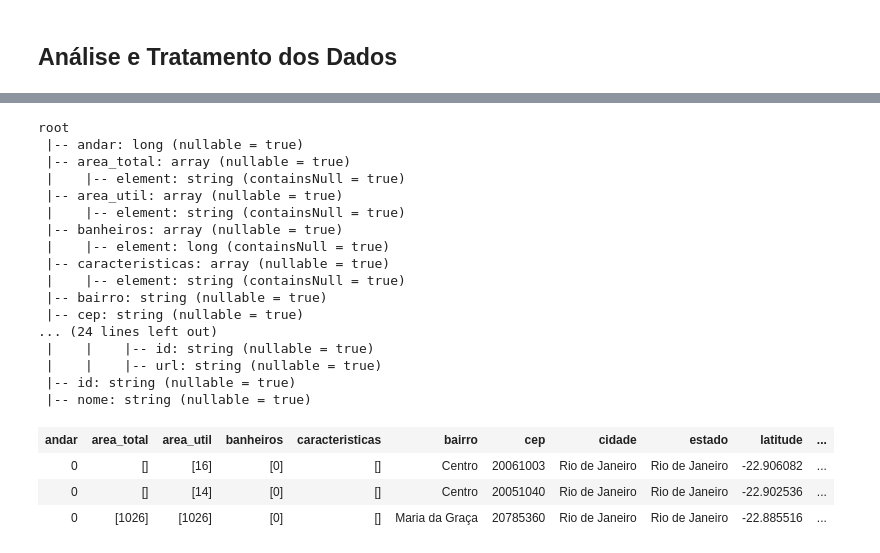
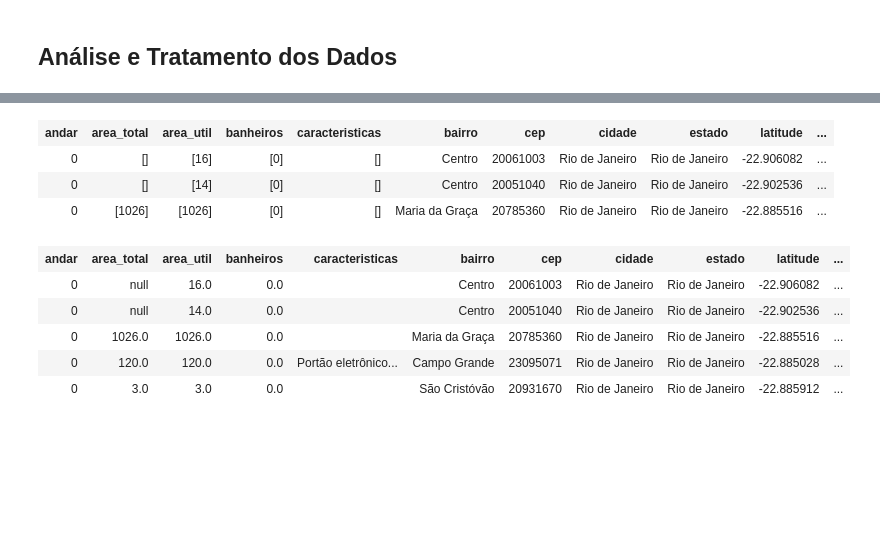
Before and after one commit to marcelinoandre/challengedatascience_2022_nov, a Jupyter notebook: InsightPlaces.ipynb, the cells around one changed output, grey strips where cells are left out. Cells and saved outputs as stored; diff of their text form; code cells hidden in the pictures; blank space fills up the shorter version.

```diff
--- a/InsightPlaces.ipynb
+++ b/InsightPlaces.ipynb
@@ -100,47 +100,61 @@ data_in_prepared = data.select(
     'anuncio.banheiros',
     'anuncio.caracteristicas',
     'anuncio.endereco.*',
-    'anuncio.id',
+    F.col('anuncio.id').alias('id_anuncio'),
     'anuncio.quartos',
     'anuncio.suites',
     'anuncio.tipo_anuncio',
     'anuncio.tipo_unidade',
     'anuncio.tipo_uso',
     'anuncio.vaga',
-    F.explode('anuncio.valores').alias('valores'),
+    'anuncio.valores.condominio',
+    'anuncio.valores.iptu',
+    'anuncio.valores.tipo',
+    'anuncio.valores.valor',
     'imagens',
     'usuario.*'
  )
 
-data_in_prepared.printSchema()
 data_in_prepared.limit(3)
 
-# +-----+----------+---------+---------+---------------+--------------+--------+--------------+--------------+----------+----------+----+-----------------+------------+------------------------------------+-------+------+------------+------------+---------+----+--------------------------+--------------------------------------------------------------------------------------------------------------------------------------------------------------------------------------------------------------------------------------------------------------------------------------------------------------------------------------------------------------------------------------------------------------------------------------------------------------------------------------------------------------------------------------------------------------------------------------------------------+------------------------------------+--------+
-# |andar|area_total|area_util|banheiros|caracteristicas|bairro        |cep     |cidade        |estado        |latitude  |longitude |pais|rua              |zona        |id                                  |quartos|suites|tipo_anuncio|tipo_unidade|tipo_uso |vaga|valores                   |imagens                                                                                                                                                                                                                                                                                                                                                                                                                                                                                                                                                                                                 |id                                  |nome    |
-# +-----+----------+---------+---------+---------------+--------------+--------+--------------+--------------+----------+----------+----+-----------------+------------+------------------------------------+-------+------+------------+------------+---------+----+--------------------------+--------------------------------------------------------------------------------------------------------------------------------------------------------------------------------------------------------------------------------------------------------------------------------------------------------------------------------------------------------------------------------------------------------------------------------------------------------------------------------------------------------------------------------------------------------------------------------------------------------+------------------------------------+--------+
-# |0    |[]        |[16]     |[0]      |[]             |Centro        |20061003|Rio de Janeiro|Rio de Janeiro|-22.906082|-43.18671 |BR  |Rua Buenos Aires |Zona Central|47d553e0-79f2-4a46-9390-5a3c962740c2|[0]    |[0]   |Usado       |Outros      |Comercial|[1] |{260, 107, Venda, 10000}  |[{39d6282a-71f3-47bc-94aa-909351ecd881, https://api.images.insightplaces.com.br/{type}/{width}/{height}/1b08098d-f2dc-439c-b604-a4e50d12774b.jpg}]                                                                                                                                                                                                                                                                                                                                                                                                                                                      |9d44563d-3405-4e84-9381-35b7cf40a9a4|Frank   |
-# |0    |[]        |[14]     |[0]      |[]             |Centro        |20051040|Rio de Janeiro|Rio de Janeiro|-22.902536|-43.18434 |BR  |Avenida Passos   |Zona Central|b6ffbae1-17f6-4870-9950-e998ac1c8d6a|[0]    |[]    |Usado       |Outros      |Comercial|[0] |{260, 107, Venda, 10000}  |[{23d2b3ab-45b0-47f2-a27f-ffbe066c2c38, https://api.images.insightplaces.com.br/{type}/{width}/{height}/7a65b929-fe46-4a60-ae31-81faf2edb3c6.jpg}, {1b5f71f8-1aec-4b82-8d4c-67540d204a59, https://api.images.insightplaces.com.br/{type}/{width}/{height}/82e92d72-002a-4d3b-8063-16d4d65474b3.jpg}, {9bb11688-7dc9-48b9-bc1d-6a7a2dbcd553, https://api.images.insightplaces.com.br/{type}/{width}/{height}/23be0c2c-4c8f-4718-8126-6f160bb3efcc.jpg}, {1aaf6095-70bc-4f1f-87a4-fe3534a1bd2a, https://api.images.insightplaces.com.br/{type}/{width}/{height}/0ae382f4-b1ac-4ad9-b6cf-d9b4d7d01908.jpg}]|36245be7-70fe-40cd-84d4-70a57dc8f976|Caroline|
-# |0    |[1026]    |[1026]   |[0]      |[]             |Maria da Graça|20785360|Rio de Janeiro|Rio de Janeiro|-22.885516|-43.269083|BR  |Rua Luís de Brito|Zona Norte  |1fb030a5-9e3e-4a1d-93cd-cd2d8a215e11|[0]    |[]    |Usado       |Outros      |Comercial|[0] |{null, 1613, Venda, 10000}|[{1da65baa-368b-490f-bef7-1834b9a428c1, https://api.images.insightplaces.com.br/{type}/{width}/{height}/b06fe423-6f18-43bb-b0e3-a569158885d2.jpg}]                                                                                                                                                                                                                                                                                                                                                                                                                                                      |9dc415d8-1397-4d8d-8425-b8310fad309d|Oliver  |
-# +-----+----------+---------+---------+---------------+--------------+--------+--------------+--------------+----------+----------+----+-----------------+------------+------------------------------------+-------+------+------------+------------+---------+----+--------------------------+--------------------------------------------------------------------------------------------------------------------------------------------------------------------------------------------------------------------------------------------------------------------------------------------------------------------------------------------------------------------------------------------------------------------------------------------------------------------------------------------------------------------------------------------------------------------------------------------------------+------------------------------------+--------+
+# +-----+----------+---------+---------+---------------------------------------+-----------------------------------------------------------------------------------------------------------------------------+------------------------------------+-------+------+------------+------------+-----------+----+----------------------------+--------------------------------------------------------------------------------------------------------------------------------------------------------------------------------------------------------------------------------------------------------------------------------------------------------------------------------------------------------------------------------------------------------------------------------------------------------------------------------------------------------------------------------------------------------------------------------------------------------+------------------------------------+--------+
+# |andar|area_total|area_util|banheiros|caracteristicas                        |endereco                                                                                                                     |id                                  |quartos|suites|tipo_anuncio|tipo_unidade|tipo_uso   |vaga|valores                     |imagens                                                                                                                                                                                                                                                                                                                                                                                                                                                                                                                                                                                                 |id                                  |nome    |
+# +-----+----------+---------+---------+---------------------------------------+-----------------------------------------------------------------------------------------------------------------------------+------------------------------------+-------+------+------------+------------+-----------+----+----------------------------+--------------------------------------------------------------------------------------------------------------------------------------------------------------------------------------------------------------------------------------------------------------------------------------------------------------------------------------------------------------------------------------------------------------------------------------------------------------------------------------------------------------------------------------------------------------------------------------------------------+------------------------------------+--------+
+# |0    |[]        |[16]     |[0]      |[]                                     |{Centro, 20061003, Rio de Janeiro, Rio de Janeiro, -22.906082, -43.18671, BR, Rua Buenos Aires, Zona Central}                |47d553e0-79f2-4a46-9390-5a3c962740c2|[0]    |[0]   |Usado       |Outros      |Comercial  |[1] |[{260, 107, Venda, 10000}]  |[{39d6282a-71f3-47bc-94aa-909351ecd881, https://api.images.insightplaces.com.br/{type}/{width}/{height}/1b08098d-f2dc-439c-b604-a4e50d12774b.jpg}]                                                                                                                                                                                                                                                                                                                                                                                                                                                      |9d44563d-3405-4e84-9381-35b7cf40a9a4|Frank   |
+# |0    |[]        |[14]     |[0]      |[]                                     |{Centro, 20051040, Rio de Janeiro, Rio de Janeiro, -22.902536, -43.18434, BR, Avenida Passos, Zona Central}                  |b6ffbae1-17f6-4870-9950-e998ac1c8d6a|[0]    |[]    |Usado       |Outros      |Comercial  |[0] |[{260, 107, Venda, 10000}]  |[{23d2b3ab-45b0-47f2-a27f-ffbe066c2c38, https://api.images.insightplaces.com.br/{type}/{width}/{height}/7a65b929-fe46-4a60-ae31-81faf2edb3c6.jpg}, {1b5f71f8-1aec-4b82-8d4c-67540d204a59, https://api.images.insightplaces.com.br/{type}/{width}/{height}/82e92d72-002a-4d3b-8063-16d4d65474b3.jpg}, {9bb11688-7dc9-48b9-bc1d-6a7a2dbcd553, https://api.images.insightplaces.com.br/{type}/{width}/{height}/23be0c2c-4c8f-4718-8126-6f160bb3efcc.jpg}, {1aaf6095-70bc-4f1f-87a4-fe3534a1bd2a, https://api.images.insightplaces.com.br/{type}/{width}/{height}/0ae382f4-b1ac-4ad9-b6cf-d9b4d7d01908.jpg}]|36245be7-70fe-40cd-84d4-70a57dc8f976|Caroline|
+# |0    |[1026]    |[1026]   |[0]      |[]                                     |{Maria da Graça, 20785360, Rio de Janeiro, Rio de Janeiro, -22.885516, -43.269083, BR, Rua Luís de Brito, Zona Norte}        |1fb030a5-9e3e-4a1d-93cd-cd2d8a215e11|[0]    |[]    |Usado       |Outros      |Comercial  |[0] |[{null, 1613, Venda, 10000}]|[{1da65baa-368b-490f-bef7-1834b9a428c1, https://api.images.insightplaces.com.br/{type}/{width}/{height}/b06fe423-6f18-43bb-b0e3-a569158885d2.jpg}]                                                                                                                                                                                                                                                                                                                                                                                                                                                      |9dc415d8-1397-4d8d-8425-b8310fad309d|Oliver  |
+# |0    |[120]     |[120]    |[0]      |[Portão eletrônico, Condomínio fechado]|{Campo Grande, 23095071, Rio de Janeiro, Rio de Janeiro, -22.885028, -43.561668, BR, Estrada Guandu do Sape, Zona Oeste}     |ac6cb348-69d6-45af-9589-dc34099370d8|[0]    |[]    |Usado       |Outros      |Residencial|[]  |[{80, null, Venda, 10000}]  |[{79b542c6-49b4-4f06-80b5-ef4fcdf98f76, https://api.images.insightplaces.com.br/{type}/{width}/{height}/b9688b1a-e6e8-4027-9368-d8298bc5ac40.jpg}]                                                                                                                                                                                                                                                                                                                                                                                                                                                      |9911a2df-f299-4a73-a384-281417abaf69|Matthew |
+# |0    |[3]       |[3]      |[0]      |[]                                     |{São Cristóvão, 20931670, Rio de Janeiro, Rio de Janeiro, -22.885912, -43.219296, BR, Rua Monsenhor Manuel Gomes, Zona Norte}|e032b908-ef42-4d4a-8125-eba4792bacbe|[0]    |[]    |Usado       |Outros      |Residencial|[]  |[{0, 0, Venda, 5000}]       |[{e2bc497b-6510-4731-8942-97b3d3cdab5e, https://api.images.insightplaces.com.br/{type}/{width}/{height}/bd7e2c54-8d10-4148-806d-0d656ff80fc2.jpg}]                                                                                                                                                                                                                                                                                                                                                                                                                                                      |240a7aab-12e5-4069-9a2c-9dca4c4f9c68|Jude    |
+# +-----+----------+---------+---------+---------------------------------------+-----------------------------------------------------------------------------------------------------------------------------+------------------------------------+-------+------+------------+------------+-----------+----+----------------------------+--------------------------------------------------------------------------------------------------------------------------------------------------------------------------------------------------------------------------------------------------------------------------------------------------------------------------------------------------------------------------------------------------------------------------------------------------------------------------------------------------------------------------------------------------------------------------------------------------------+------------------------------------+--------+
 # %% [output]
-root
- |-- andar: long (nullable = true)
- |-- area_total: array (nullable = true)
- |    |-- element: string (containsNull = true)
- |-- area_util: array (nullable = true)
- |    |-- element: string (containsNull = true)
- |-- banheiros: array (nullable = true)
- |    |-- element: long (containsNull = true)
- |-- caracteristicas: array (nullable = true)
- |    |-- element: string (containsNull = true)
- |-- bairro: string (nullable = true)
- |-- cep: string (nullable = true)
-... (24 lines left out)
- |    |    |-- id: string (nullable = true)
- |    |    |-- url: string (nullable = true)
- |-- id: string (nullable = true)
- |-- nome: string (nullable = true)
 | andar | area_total | area_util | banheiros | caracteristicas | bairro | cep | cidade | estado | latitude | ... |
 | 0 | [] | [16] | [0] | [] | Centro | 20061003 | Rio de Janeiro | Rio de Janeiro | -22.906082 | ... |
 | 0 | [] | [14] | [0] | [] | Centro | 20051040 | Rio de Janeiro | Rio de Janeiro | -22.902536 | ... |
 | 0 | [1026] | [1026] | [0] | [] | Maria da Graça | 20785360 | Rio de Janeiro | Rio de Janeiro | -22.885516 | ... |
+# %%
+# Convertendo os tipos de dados
+
+data_in_prepared = (
+    data_in_prepared
+    .withColumn('area_total', F.concat_ws(',', F.col('area_total')).cast('double') )
+    .withColumn('area_util', F.concat_ws(',', F.col('area_util')).cast('double') )
+    .withColumn('banheiros', F.concat_ws(',', F.col('banheiros')).cast('double') )
+    .withColumn('caracteristicas', F.concat_ws(' - ', F.col('caracteristicas')) )
+    .withColumn('quartos', F.concat_ws(',', F.col('quartos')).cast('double') )
+    .withColumn('suites', F.concat_ws(',', F.col('suites')).cast('double') )
+    .withColumn('vaga', F.concat_ws(',', F.col('vaga')).cast('double') )
+    .withColumn('condominio', F.concat_ws(',', F.col('condominio')).cast('double') )
+    .withColumn('iptu', F.concat_ws(',', F.col('iptu')).cast('double') )
+    .withColumn('tipo', F.concat_ws(',', F.col('tipo')) )
+    .withColumn('valor', F.concat_ws(',', F.col('valor')).cast('double') )
+
+)
+
+data_in_prepared.limit(5)
+# %% [output]
+| andar | area_total | area_util | banheiros | caracteristicas | bairro | cep | cidade | estado | latitude | ... |
+| 0 | null | 16.0 | 0.0 |  | Centro | 20061003 | Rio de Janeiro | Rio de Janeiro | -22.906082 | ... |
+| 0 | null | 14.0 | 0.0 |  | Centro | 20051040 | Rio de Janeiro | Rio de Janeiro | -22.902536 | ... |
+| 0 | 1026.0 | 1026.0 | 0.0 |  | Maria da Graça | 20785360 | Rio de Janeiro | Rio de Janeiro | -22.885516 | ... |
+| 0 | 120.0 | 120.0 | 0.0 | Portão eletrônico... | Campo Grande | 23095071 | Rio de Janeiro | Rio de Janeiro | -22.885028 | ... |
+| 0 | 3.0 | 3.0 | 0.0 |  | São Cristóvão | 20931670 | Rio de Janeiro | Rio de Janeiro | -22.885912 | ... |
```
Also changed, not shown: parts of 8 cells of this notebook, 1 other file.
